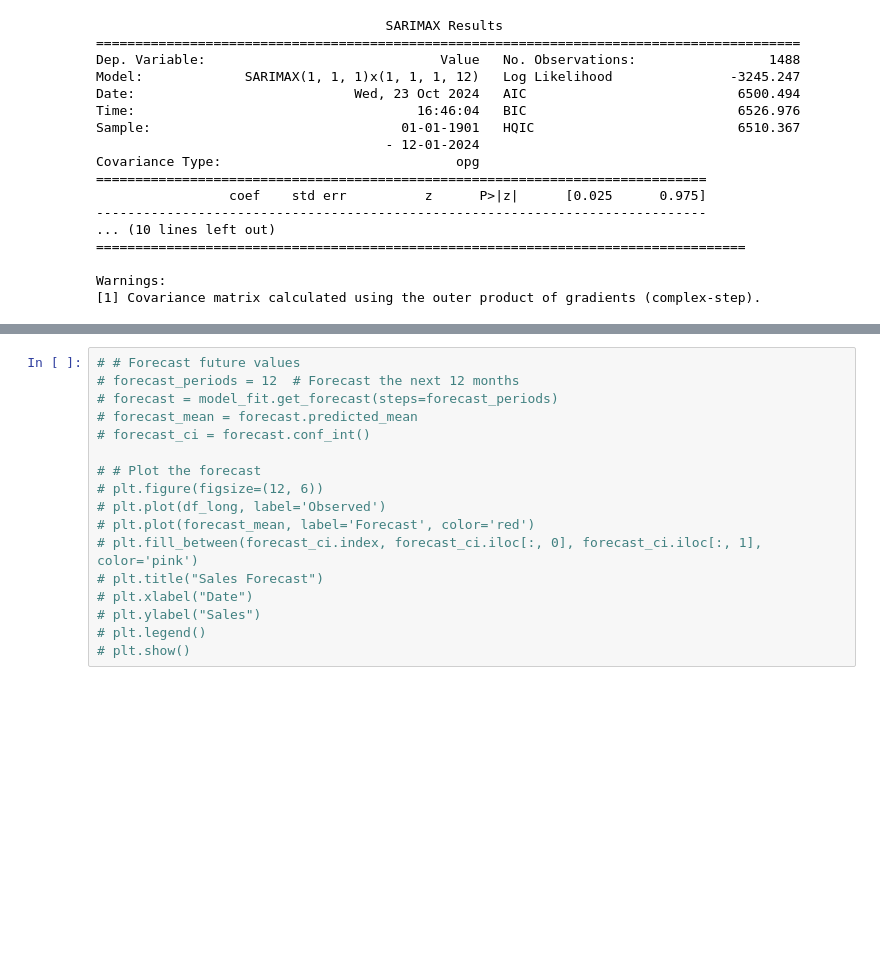
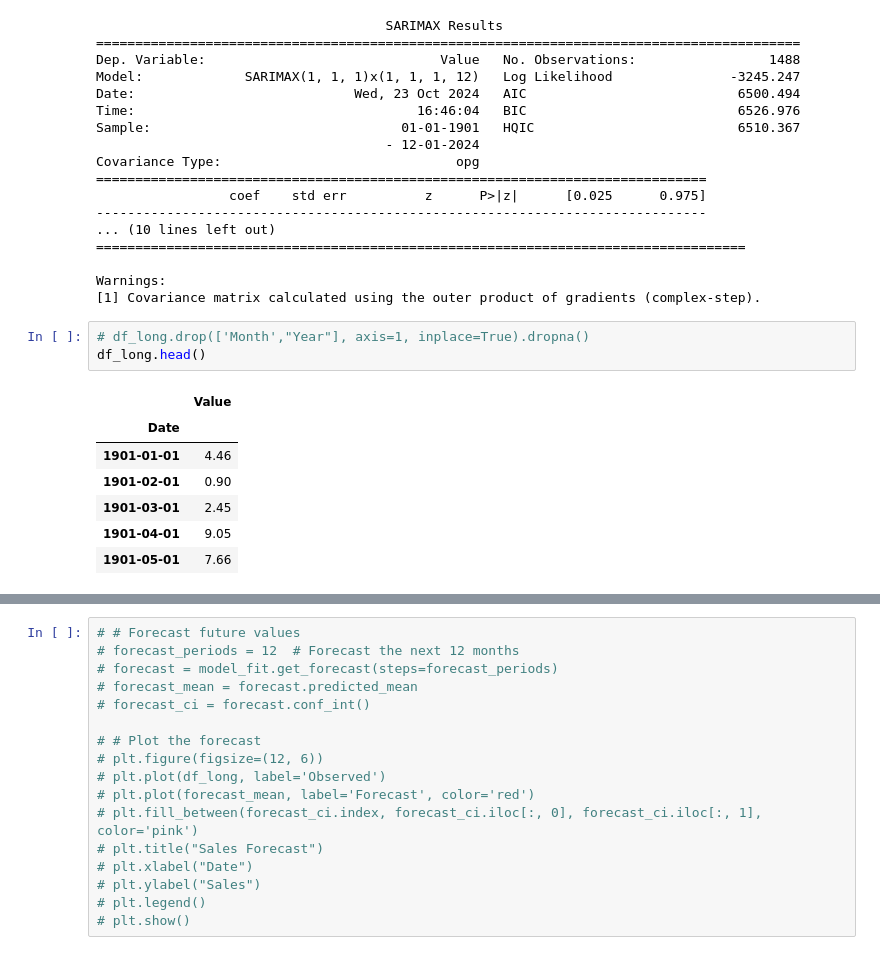
Before and after one commit to phipyao/ds4002-project-2, a Jupyter notebook: SCRIPTS/code.ipynb, the cells around one changed output, grey strips where cells are left out. Saved outputs shown, nothing was run; the diff lists cells and outputs as text; blank space fills up the shorter version.

```diff
--- a/SCRIPTS/code.ipynb
+++ b/SCRIPTS/code.ipynb
@@ -292,5 +292,16 @@ Covariance Type:                              opg
 
 Warnings:
 [1] Covariance matrix calculated using the outer product of gradients (complex-step).
+# %%
+# df_long.drop(['Month',"Year"], axis=1, inplace=True).dropna()
+df_long.head()
+# %% [output]
+|  | Value |
+| Date |  |
+| 1901-01-01 | 4.46 |
+| 1901-02-01 | 0.90 |
+| 1901-03-01 | 2.45 |
+| 1901-04-01 | 9.05 |
+| 1901-05-01 | 7.66 |
 # %%
 # # Forecast the next 12 months
```
Also changed, not shown: parts of 1 cell of this notebook.
